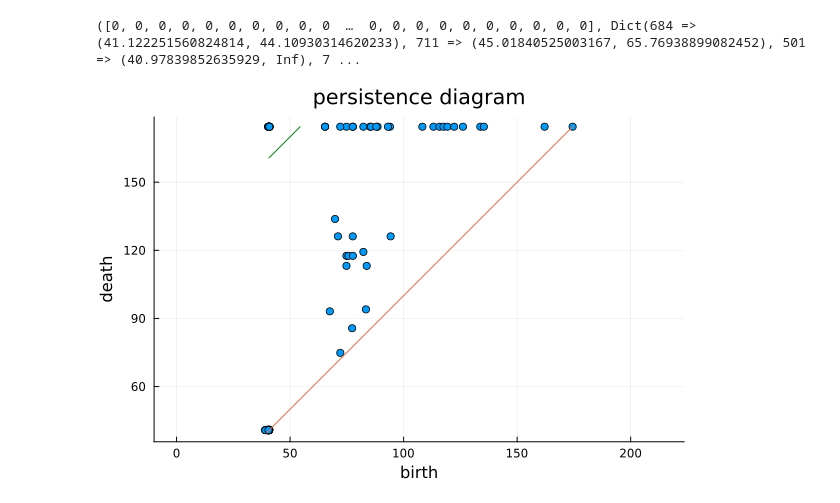
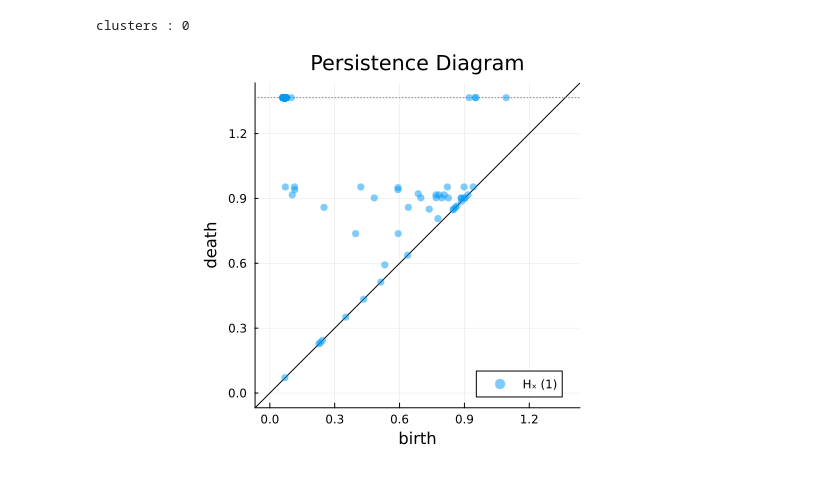
Before and after one commit to pnavaro/ClusteringToMATo.jl, a Jupyter notebook: notebooks/noisy-circle.ipynb, the cells around one changed output. Drawn from its saved outputs; the diff is of its cells as text; code cells hidden in the pictures.

```diff
--- a/notebooks/noisy-circle.ipynb
+++ b/notebooks/noisy-circle.ipynb
@@ -33,9 +58,7 @@ import ClusteringToMATo: compute_persistence
 # %%
-labels, intervals = compute_persistence(points, f, graph, Inf)
+labels, intervals = compute_persistence( f, graph, Inf)
+
+plot(intervals)
 # %% [output]
-([0, 0, 0, 0, 0, 0, 0, 0, 0, 0  …  0, 0, 0, 0, 0, 0, 0, 0, 0, 0], Dict(684 => (41.122251560824814, 44.10930314620233), 711 => (45.01840525003167, 65.76938899082452), 501 => (40.97839852635929, Inf), 7 ...
+clusters : 0
+[figure, added]
-# %%
-
-plot(intervals, τ = 120)
-# %% [output]
-[figure, removed]
```
Also changed, not shown: parts of 9 cells of this notebook, 7 other files.
